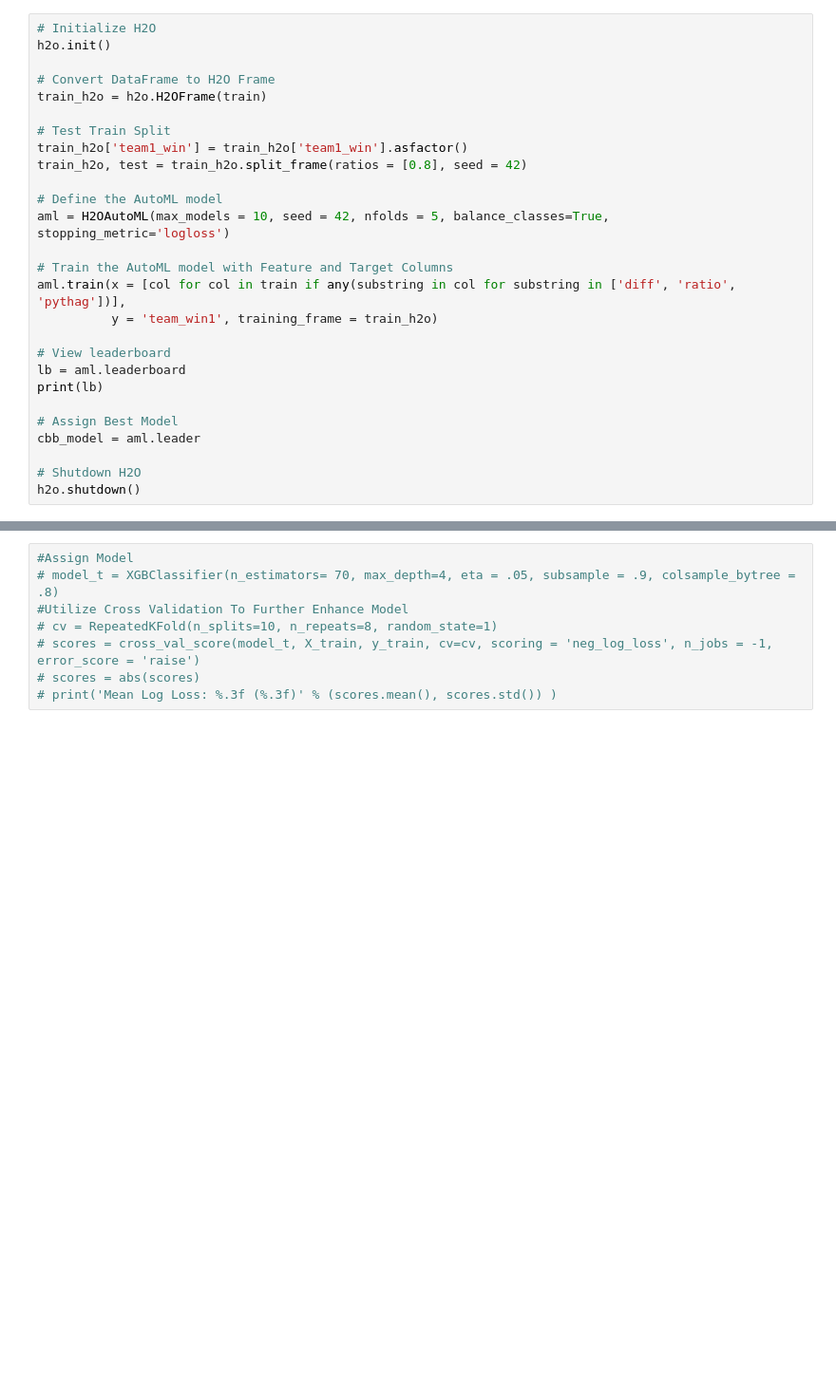
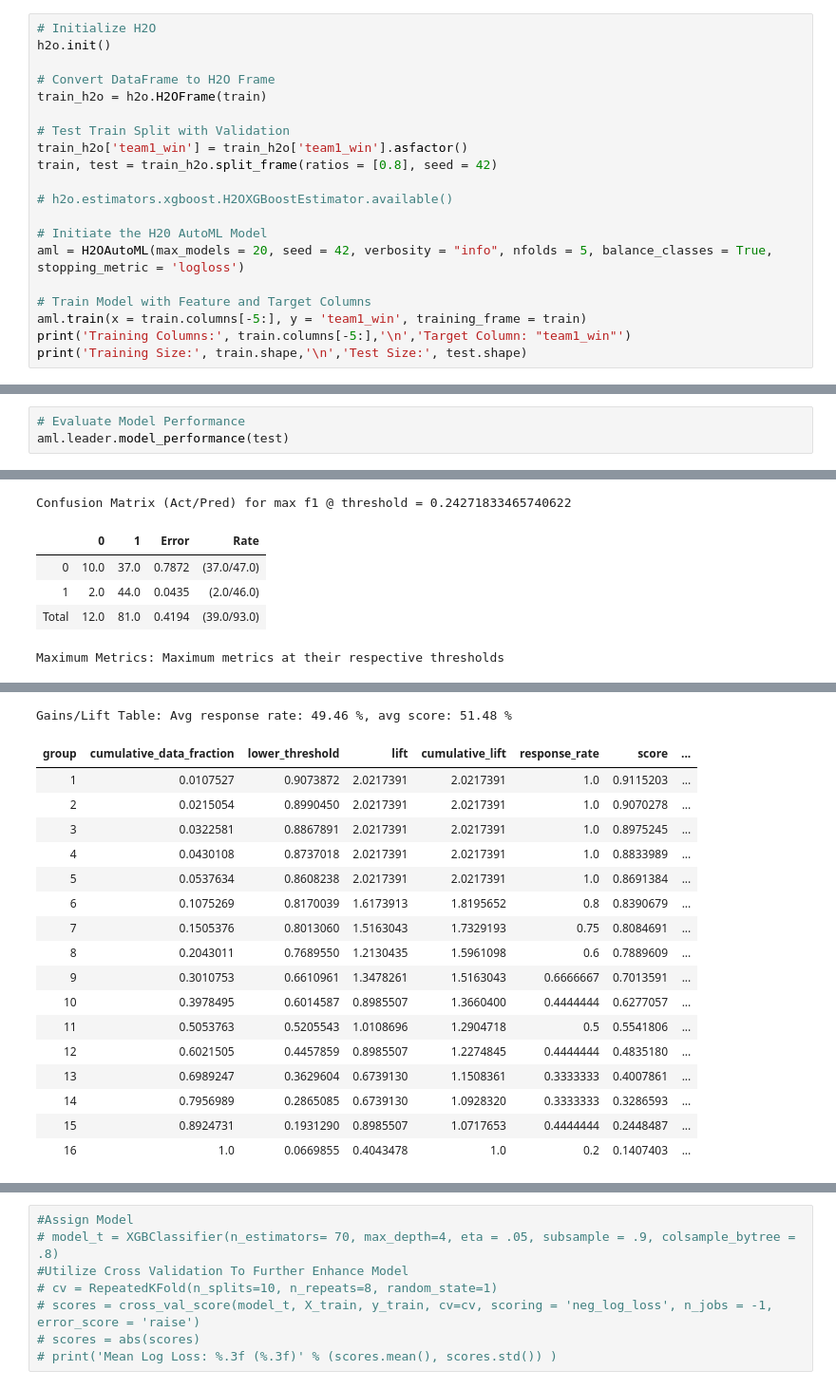
Before and after one commit to peterlmajors/The_Perfect_Bracket, a Jupyter notebook: exploration/training.ipynb, the cells around one changed output, grey strips where cells are left out. Shown at 95% size. Drawn from its saved outputs; the diff is of its cells as text; blank space fills up the shorter version.

```diff
--- a/exploration/training.ipynb
+++ b/exploration/training.ipynb
@@ -63,23 +24,16 @@ h2o.init()
 # Convert DataFrame to H2O Frame
 train_h2o = h2o.H2OFrame(train)
 
-# Test Train Split
+# Test Train Split with Validation
 train_h2o['team1_win'] = train_h2o['team1_win'].asfactor()
-train_h2o, test = train_h2o.split_frame(ratios = [0.8], seed = 42)
+train, test = train_h2o.split_frame(ratios = [0.8], seed = 42)
 
-# Define the AutoML model
-aml = H2OAutoML(max_models = 10, seed = 42, nfolds = 5, balance_classes=True, stopping_metric='logloss')
+# h2o.estimators.xgboost.H2OXGBoostEstimator.available()
 
-# Train the AutoML model with Feature and Target Columns
-aml.train(x = [col for col in train if any(substring in col for substring in ['diff', 'ratio', 'pythag'])],
-          y = 'team_win1', training_frame = train_h2o)
+# Initiate the H20 AutoML Model
+aml = H2OAutoML(max_models = 20, seed = 42, verbosity = "info", nfolds = 5, balance_classes = True, stopping_metric = 'logloss')
 
-# View leaderboard
-lb = aml.leaderboard
-print(lb)
-
-# Assign Best Model
-cbb_model = aml.leader
-
-# Shutdown H2O
-h2o.shutdown()
+# Train Model with Feature and Target Columns
+aml.train(x = train.columns[-5:], y = 'team1_win', training_frame = train)
+print('Training Columns:', train.columns[-5:],'\n','Target Column: "team1_win"')
+print('Training Size:', train.shape,'\n','Test Size:', test.shape)
@@ -87,0 +99,4 @@ Extras
+# %%
+# Evaluate Model Performance
+aml.leader.model_performance(test)
+# %% [output]
@@ -87,0 +104,6 @@ Extras
+Confusion Matrix (Act/Pred) for max f1 @ threshold = 0.24271833465740622
+|  | 0 | 1 | Error | Rate |
+| 0 | 10.0 | 37.0 | 0.7872 | (37.0/47.0) |
+| 1 | 2.0 | 44.0 | 0.0435 | (2.0/46.0) |
+| Total | 12.0 | 81.0 | 0.4194 | (39.0/93.0) |
+Maximum Metrics: Maximum metrics at their respective thresholds
@@ -87,0 +127,18 @@ Extras
+Gains/Lift Table: Avg response rate: 49.46 %, avg score: 51.48 %
+| group | cumulative_data_fraction | lower_threshold | lift | cumulative_lift | response_rate | score | ... |
+| 1 | 0.0107527 | 0.9073872 | 2.0217391 | 2.0217391 | 1.0 | 0.9115203 | ... |
+| 2 | 0.0215054 | 0.8990450 | 2.0217391 | 2.0217391 | 1.0 | 0.9070278 | ... |
+| 3 | 0.0322581 | 0.8867891 | 2.0217391 | 2.0217391 | 1.0 | 0.8975245 | ... |
+| 4 | 0.0430108 | 0.8737018 | 2.0217391 | 2.0217391 | 1.0 | 0.8833989 | ... |
+| 5 | 0.0537634 | 0.8608238 | 2.0217391 | 2.0217391 | 1.0 | 0.8691384 | ... |
+| 6 | 0.1075269 | 0.8170039 | 1.6173913 | 1.8195652 | 0.8 | 0.8390679 | ... |
+| 7 | 0.1505376 | 0.8013060 | 1.5163043 | 1.7329193 | 0.75 | 0.8084691 | ... |
+| 8 | 0.2043011 | 0.7689550 | 1.2130435 | 1.5961098 | 0.6 | 0.7889609 | ... |
+| 9 | 0.3010753 | 0.6610961 | 1.3478261 | 1.5163043 | 0.6666667 | 0.7013591 | ... |
+| 10 | 0.3978495 | 0.6014587 | 0.8985507 | 1.3660400 | 0.4444444 | 0.6277057 | ... |
+| 11 | 0.5053763 | 0.5205543 | 1.0108696 | 1.2904718 | 0.5 | 0.5541806 | ... |
+| 12 | 0.6021505 | 0.4457859 | 0.8985507 | 1.2274845 | 0.4444444 | 0.4835180 | ... |
+| 13 | 0.6989247 | 0.3629604 | 0.6739130 | 1.1508361 | 0.3333333 | 0.4007861 | ... |
+| 14 | 0.7956989 | 0.2865085 | 0.6739130 | 1.0928320 | 0.3333333 | 0.3286593 | ... |
+| 15 | 0.8924731 | 0.1931290 | 0.8985507 | 1.0717653 | 0.4444444 | 0.2448487 | ... |
+| 16 | 1.0 | 0.0669855 | 0.4043478 | 1.0 | 0.2 | 0.1407403 | ... |
```
Also changed, not shown: parts of 14 cells of this notebook, 2 other files.
